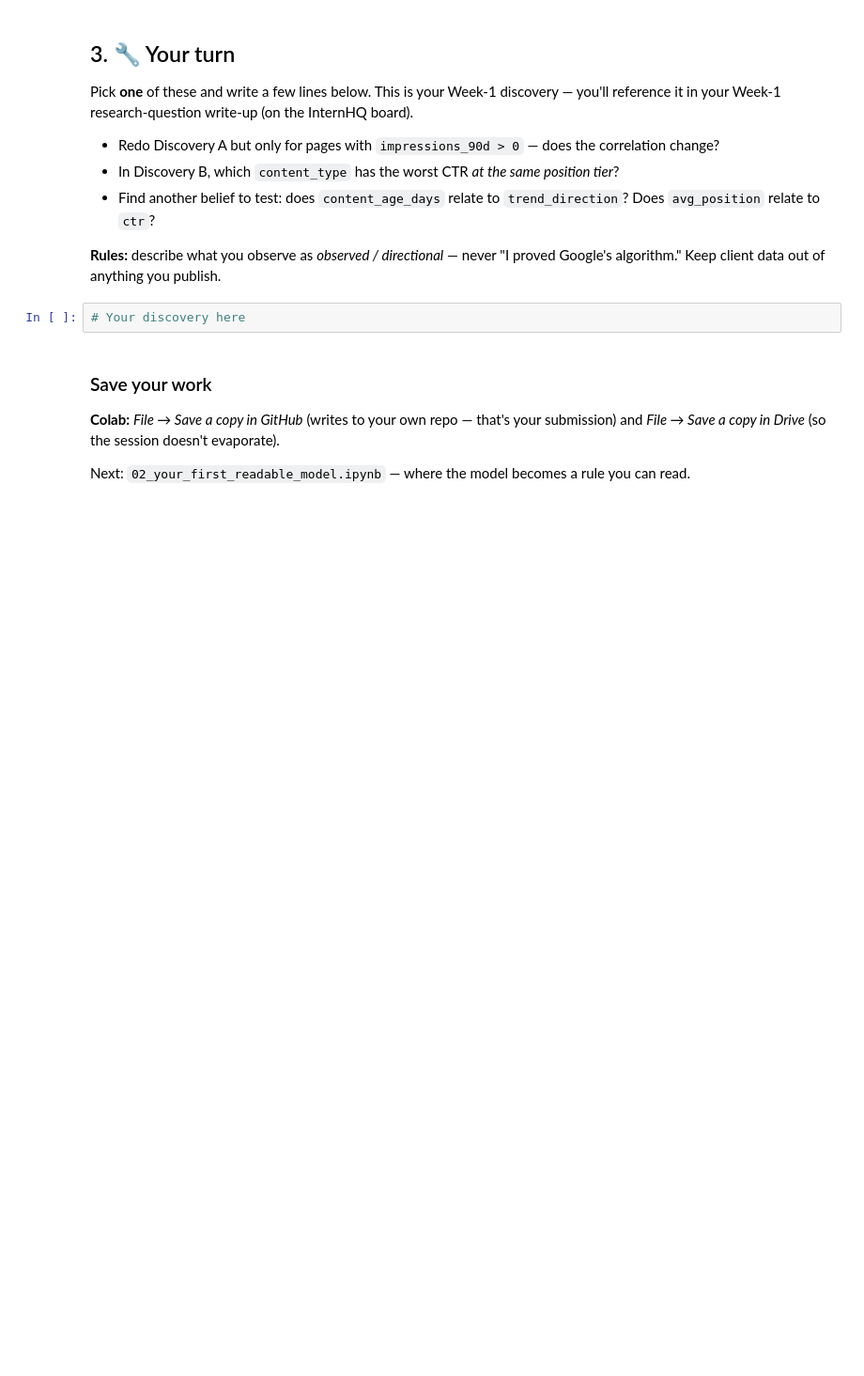
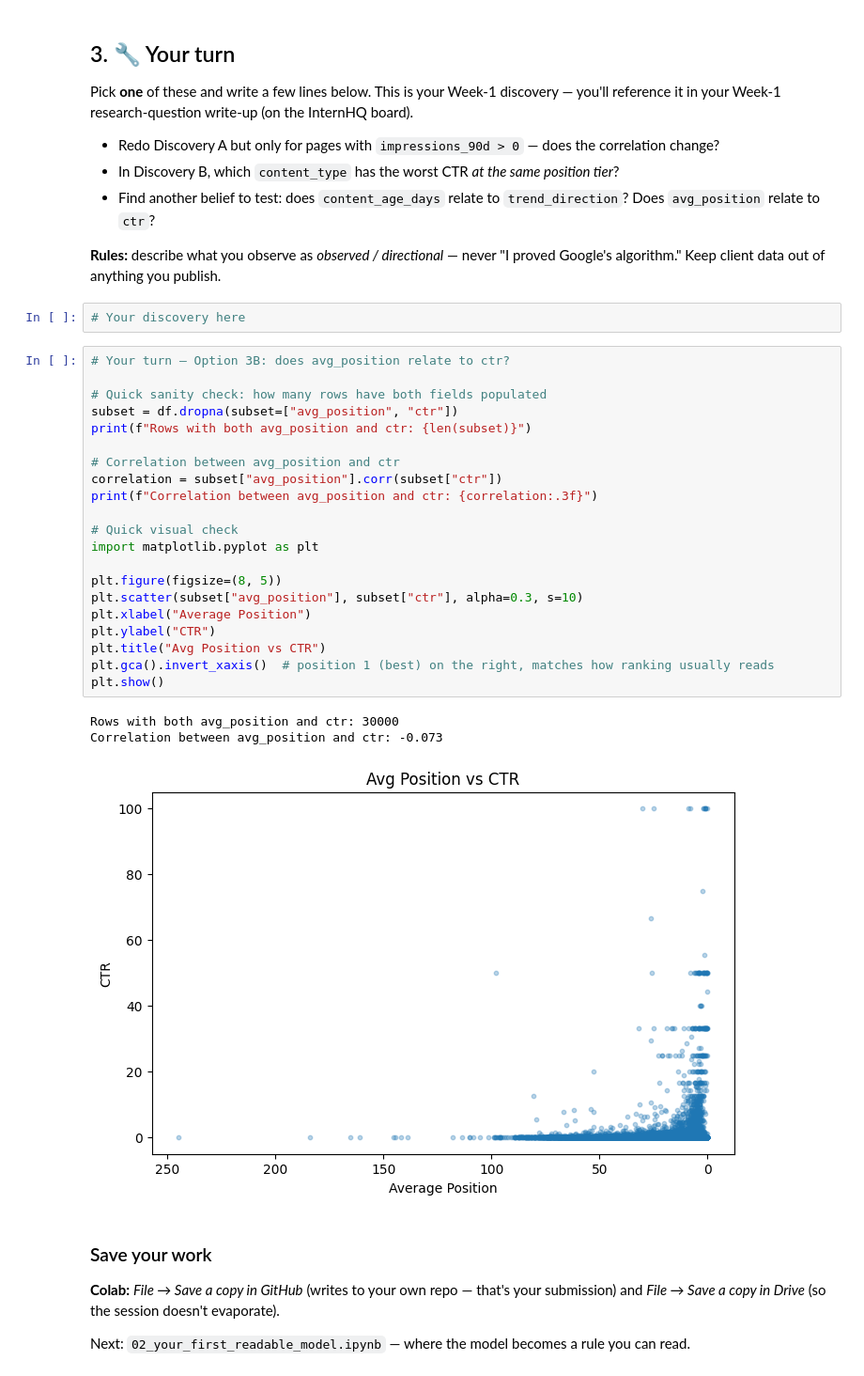
Before and after one commit to Hazammm/flyrank-ml-internship, a Jupyter notebook: notebooks/01_first_look_and_discovery.ipynb, the cells around one changed output. Shown at 94% size. Cells and saved outputs as stored; diff of their text form; blank space fills up the shorter version.

```diff
--- a/notebooks/01_first_look_and_discovery.ipynb
+++ b/notebooks/01_first_look_and_discovery.ipynb
@@ -99,6 +153,31 @@ Pick **one** of these and write a few lines below. This is your Week-1 discovery
 **Rules:** describe what you observe as *observed / directional* — never "I proved Google's algorithm." Keep client data out of anything you publish.
 # %%
 # Your discovery here
+# %%
+# Your turn — Option 3B: does avg_position relate to ctr?
+
+# Quick sanity check: how many rows have both fields populated
+subset = df.dropna(subset=["avg_position", "ctr"])
+print(f"Rows with both avg_position and ctr: {len(subset)}")
+
+# Correlation between avg_position and ctr
+correlation = subset["avg_position"].corr(subset["ctr"])
+print(f"Correlation between avg_position and ctr: {correlation:.3f}")
+
+# Quick visual check
+import matplotlib.pyplot as plt
+
+plt.figure(figsize=(8, 5))
+plt.scatter(subset["avg_position"], subset["ctr"], alpha=0.3, s=10)
+plt.xlabel("Average Position")
+plt.ylabel("CTR")
+plt.title("Avg Position vs CTR")
+plt.gca().invert_xaxis()  # position 1 (best) on the right, matches how ranking usually reads
+plt.show()
+# %% [output]
+Rows with both avg_position and ctr: 30000
+Correlation between avg_position and ctr: -0.073
+[figure, added]
 # %% [markdown]
 ### Save your work
 **Colab:** *File → Save a copy in GitHub* (writes to your own repo — that's your submission) and *File → Save a copy in Drive* (so the session doesn't evaporate).
```
Also changed, not shown: parts of 7 cells of this notebook.
